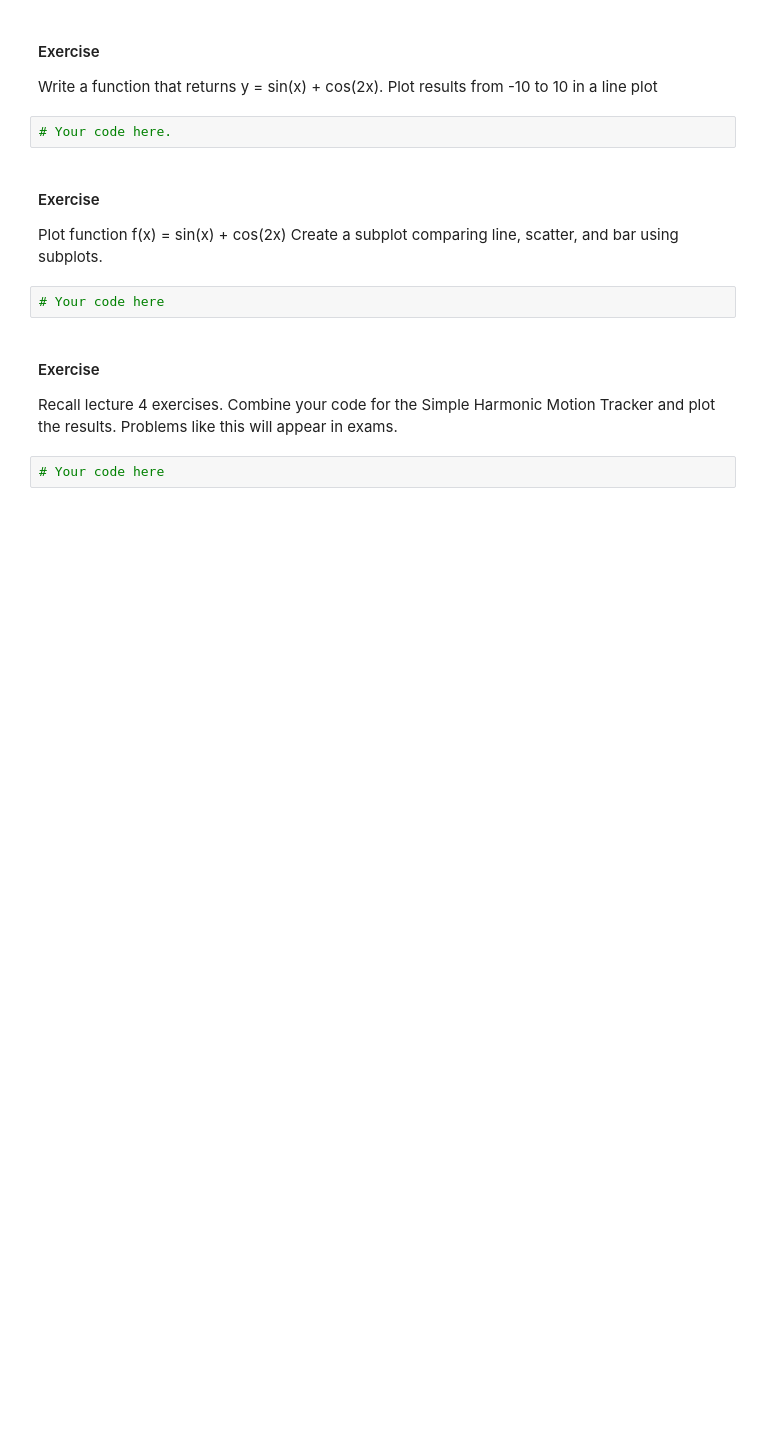
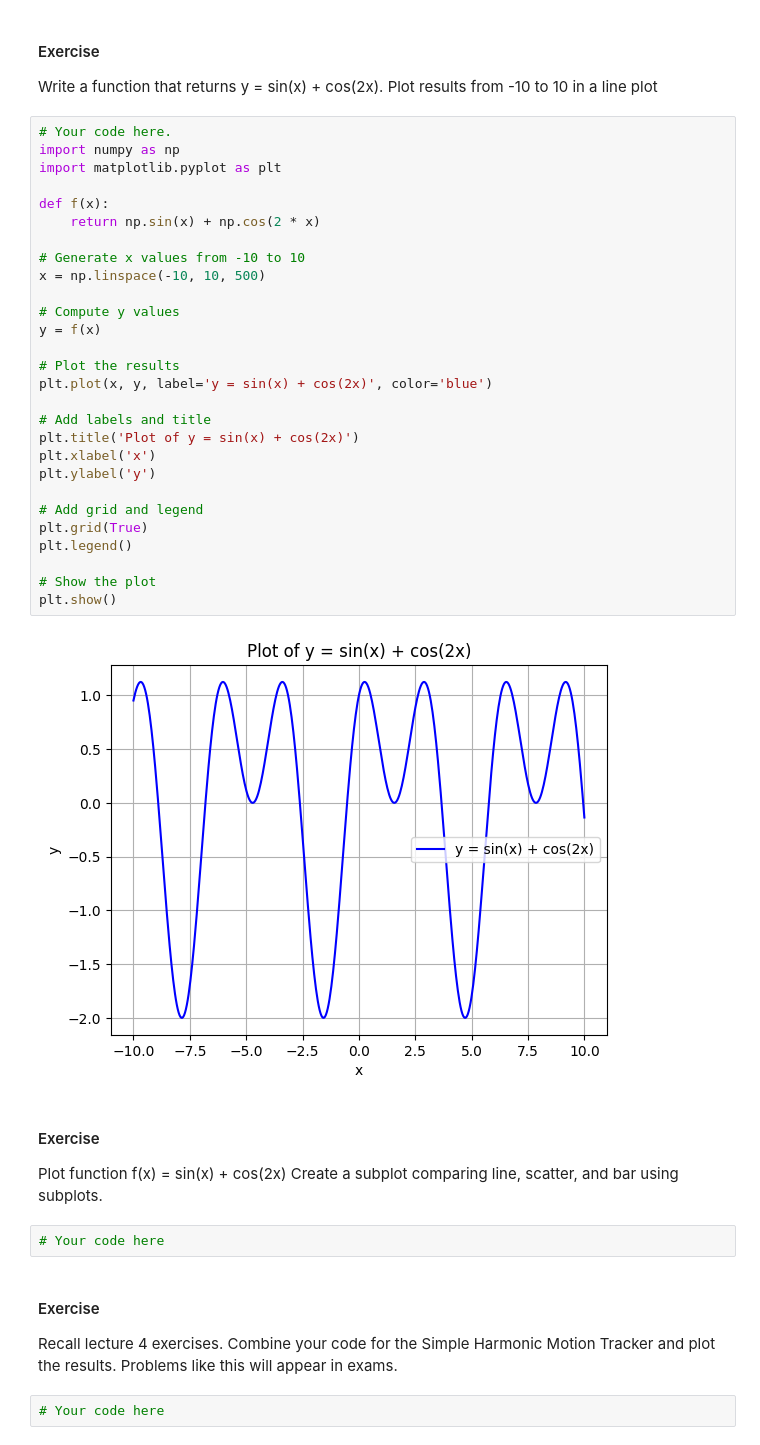
Before and after one commit to JakeC05/Engineering-Methods, a Jupyter notebook: Lecture 6_python_plotting.ipynb, the cells around one changed output. Drawn from its saved outputs; the diff is of its cells as text; blank space fills up the shorter version.

```diff
--- a/Lecture 6_python_plotting.ipynb
+++ b/Lecture 6_python_plotting.ipynb
@@ -229,6 +291,34 @@ Write a function that returns y = sin(x) + cos(2x).
 Plot results from -10 to 10 in a line plot
 # %%
 # Your code here.
+import numpy as np
+import matplotlib.pyplot as plt
+
+def f(x):
+    return np.sin(x) + np.cos(2 * x)
+
+# Generate x values from -10 to 10
+x = np.linspace(-10, 10, 500)
+
+# Compute y values
+y = f(x)
+
+# Plot the results
+plt.plot(x, y, label='y = sin(x) + cos(2x)', color='blue')
+
+# Add labels and title
+plt.title('Plot of y = sin(x) + cos(2x)')
+plt.xlabel('x')
+plt.ylabel('y')
+
+# Add grid and legend
+plt.grid(True)
+plt.legend()
+
+# Show the plot
+plt.show()
+# %% [output]
+[figure, added]
 # %% [markdown]
 #### Exercise
 Plot function f(x) = sin(x) + cos(2x)
```
Also changed, not shown: parts of 6 cells of this notebook.
